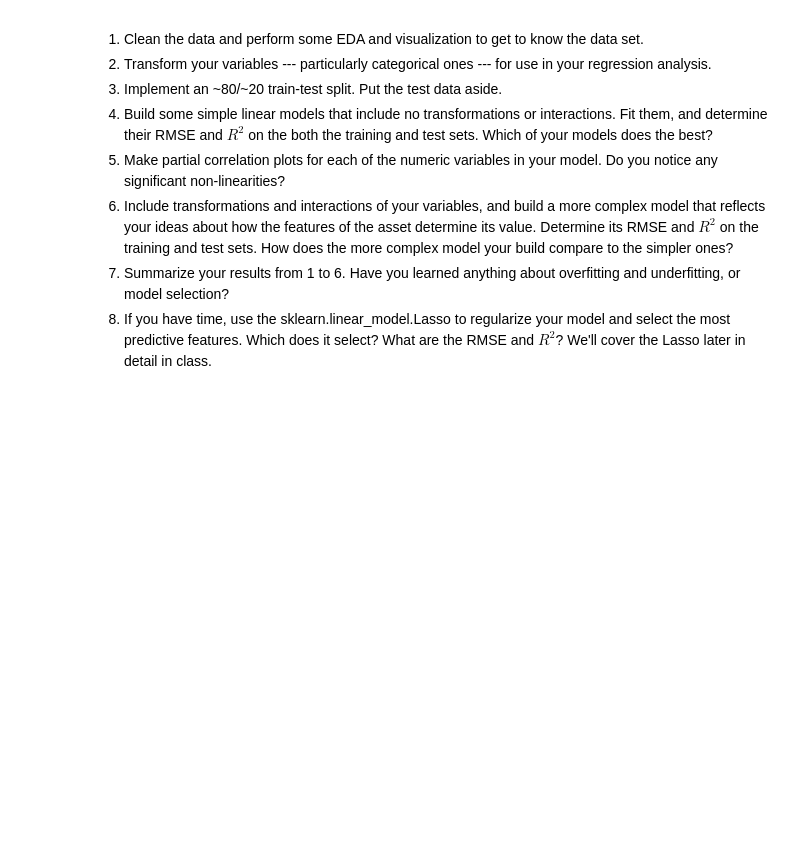
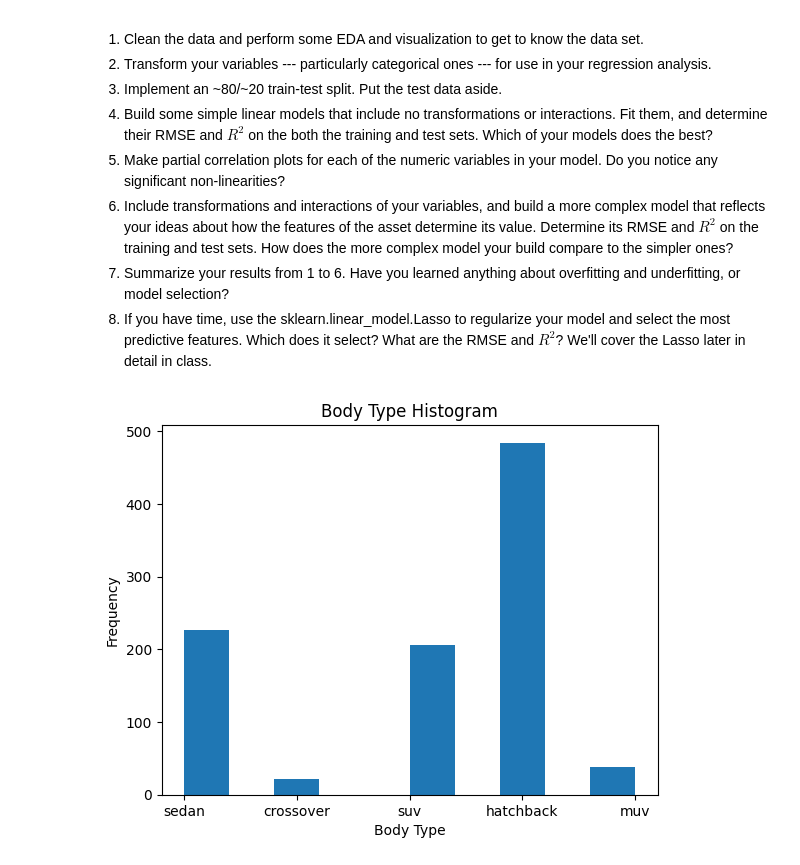
Before and after one commit to tgreg-stack/linear_models, a Jupyter notebook: lab/lab.ipynb, the cells around one changed output. Drawn from its saved outputs; the diff is of its cells as text; code cells hidden in the pictures; blank space fills up the shorter version.

```diff
--- a/lab/lab.ipynb
+++ b/lab/lab.ipynb
@@ -25,0 +16,94 @@ data = pd.read_csv("/data/Q1_clean.csv")
+# %%
+import numpy as np
+import matplotlib.pyplot as plt
+import pandas as pd
+import seaborn as sns
+from sklearn.linear_model import LinearRegression
+from sklearn.model_selection import train_test_split
+from sklearn.preprocessing import PolynomialFeatures
+
+#1
+data = pd.read_csv("/data/cars_hw.csv")
+data['age'] = max(data['Make_Year']) - data['Make_Year']
+
+plt.hist(x = data['Body_Type'])
+plt.title('Body Type Histogram')
+plt.xlabel('Body Type')
+plt.ylabel('Frequency')
+plt.show()
+
+plt.hist(x = data['Color'])
+plt.title('Color Histogram')
+plt.xlabel('Color')
+plt.ylabel('Frequency')
+plt.show()
+
+plt.hist(x = data['Make'])
+plt.title('Make Histogram')
+plt.xlabel('Make')
+plt.ylabel('Frequency')
+plt.show()
+
+plt.hist(x = data['No_of_Owners'])
+plt.title('No_of_Owners Histogram')
+plt.xlabel('No_of_Owners')
+plt.ylabel('Frequency')
+plt.show()
+
+plt.hist(x = data['Fuel_Type'])
+plt.title('Fuel_Type Histogram')
+plt.xlabel('Fuel_Type')
+plt.ylabel('Frequency')
+plt.show()
+
+plt.hist(x = data['Transmission'])
+plt.title('Transmission Histogram')
+plt.xlabel('Transmission')
+plt.ylabel('Frequency')
+plt.show()
+
+plt.hist(x = data['Transmission_Type'])
+plt.title('Transmission_Type Histogram')
+plt.xlabel('Transmission_Type')
+plt.ylabel('Frequency')
+plt.show()
+
+plt.hist(data['Price'])
+plt.title('Price Histogram')
+plt.xlabel('Price')
+plt.ylabel('Frequency')
+plt.show()
+
+plt.hist(data['Mileage_Run'])
+plt.title('Mileage_Run Histogram')
+plt.xlabel('Mileage_Run')
+plt.ylabel('Frequency')
+plt.show()
+
+plt.hist(np.arcsinh(data['Mileage_Run']))
+plt.title('Mileage_Run Histogram')
+plt.xlabel('Mileage_Run')
+plt.ylabel('Frequency')
+plt.show()
+
+plt.hist(data['age'])
+plt.title('Age Histogram')
+plt.xlabel('Age')
+plt.ylabel('Frequency')
+plt.show()
+
+plt.hist(data['Seating_Capacity'])
+plt.title('Seating_Capacity Histogram')
+plt.xlabel('Seating_Capacity')
+plt.ylabel('Frequency')
+plt.show()
+
+#2
+data = pd.get_dummies(data, columns = ['Body_Type', 'Color', 'Make', 'No_of_Owners', 'Fuel_Type', 'Transmission', 'Transmission_Type'], drop_first = True)
+X = data.drop(columns = ['Price', 'Unnamed: 0', 'Make_Year'])
+y = data['Price']
+
+#3
+X_train, X_test, y_train, y_test = train_test_split(X,y, test_size=0.2, random_state = 6)
+# %% [output]
+[figure, added]
```
Also changed, not shown: parts of 6 cells of this notebook.
